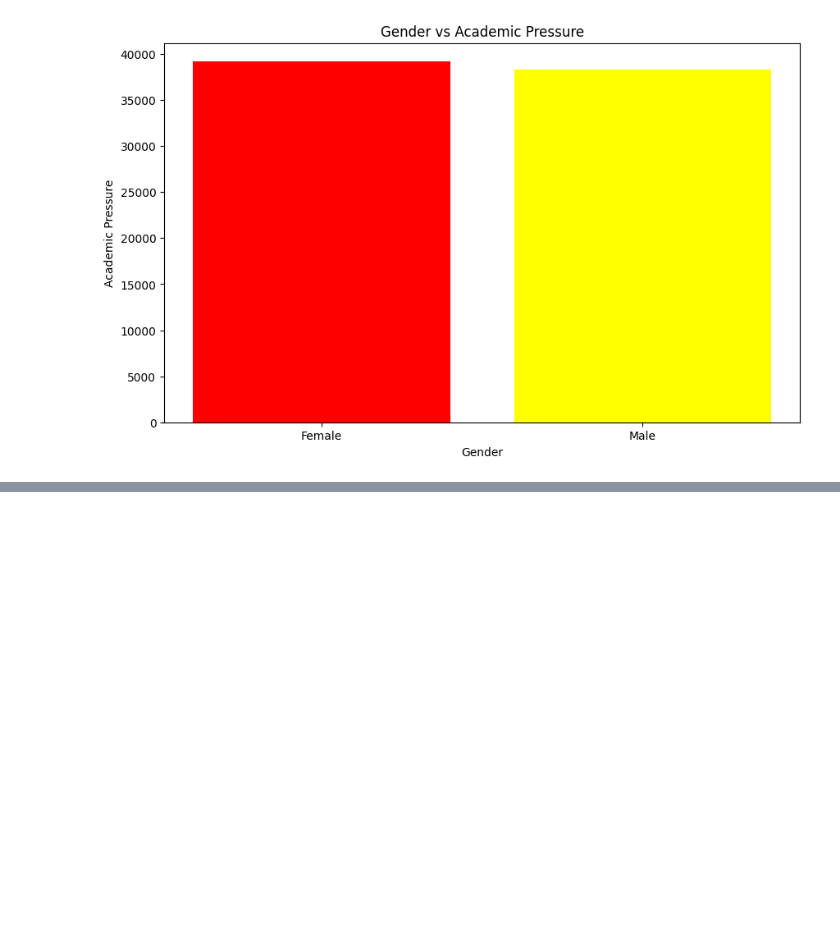
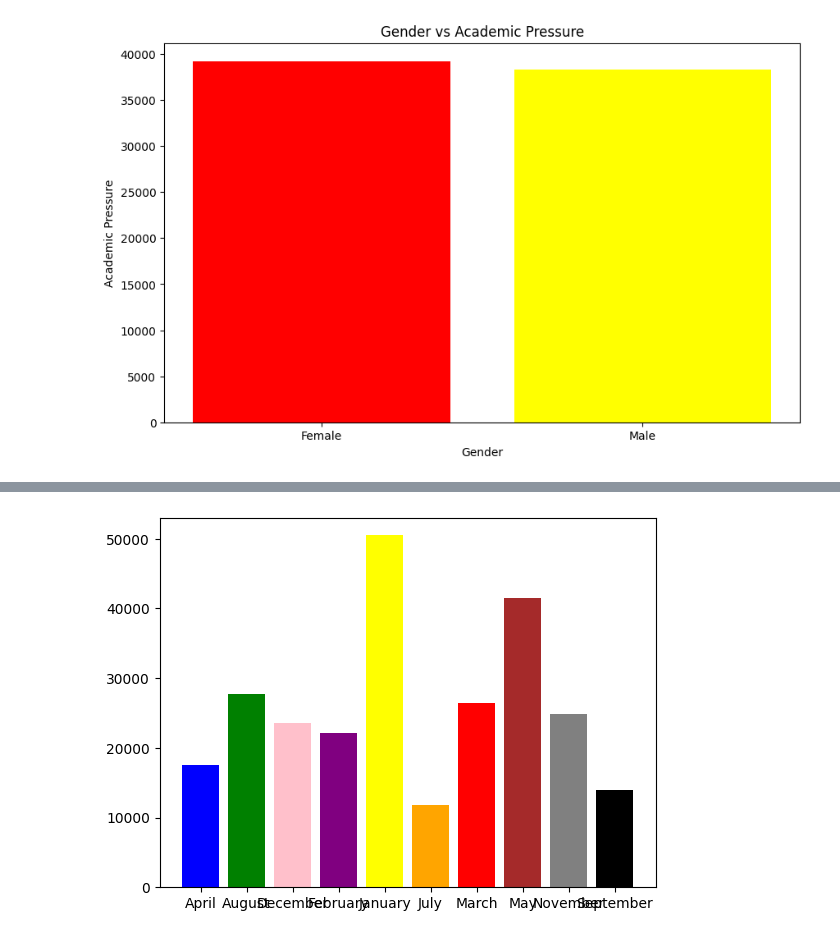
Before and after one commit to priyanshu-1006/Generative-AI, a Jupyter notebook: Machine_Learning/Prerequisite/03_Matplotib/04_Baar_Chart.ipynb, the cells around one changed output, grey strips where cells are left out. Cells and saved outputs as stored; diff of their text form; code cells hidden in the pictures; blank space fills up the shorter version.

```diff
--- a/Machine_Learning/Prerequisite/03_Matplotib/04_Baar_Chart.ipynb
+++ b/Machine_Learning/Prerequisite/03_Matplotib/04_Baar_Chart.ipynb
@@ -177,0 +323,4 @@ NameError: name 'sales' is not defined
+# %%
+m=sales[sales['Product']=='Mint Chip Choco']
+# %%
+m=m.groupby('Date')['Amount'].sum()
@@ -177,0 +342,12 @@ NameError: name 'sales' is not defined
+# %%
+from pandas import CategoricalIndex
+
+
+m.index=CategoricalIndex(m.index,categories=['January','Februrary','March','April','May','June','July','August','September','October','November','December'])
+# %%
+m.index=m.sort_index()
+# %%
+plt.bar(m.index,m.values,color=['blue','green','pink','purple','yellow','orange','red','brown','grey','black'])
+plt.show()
+# %% [output]
+[figure, added]
```
Also changed, not shown: parts of 33 cells of this notebook.
